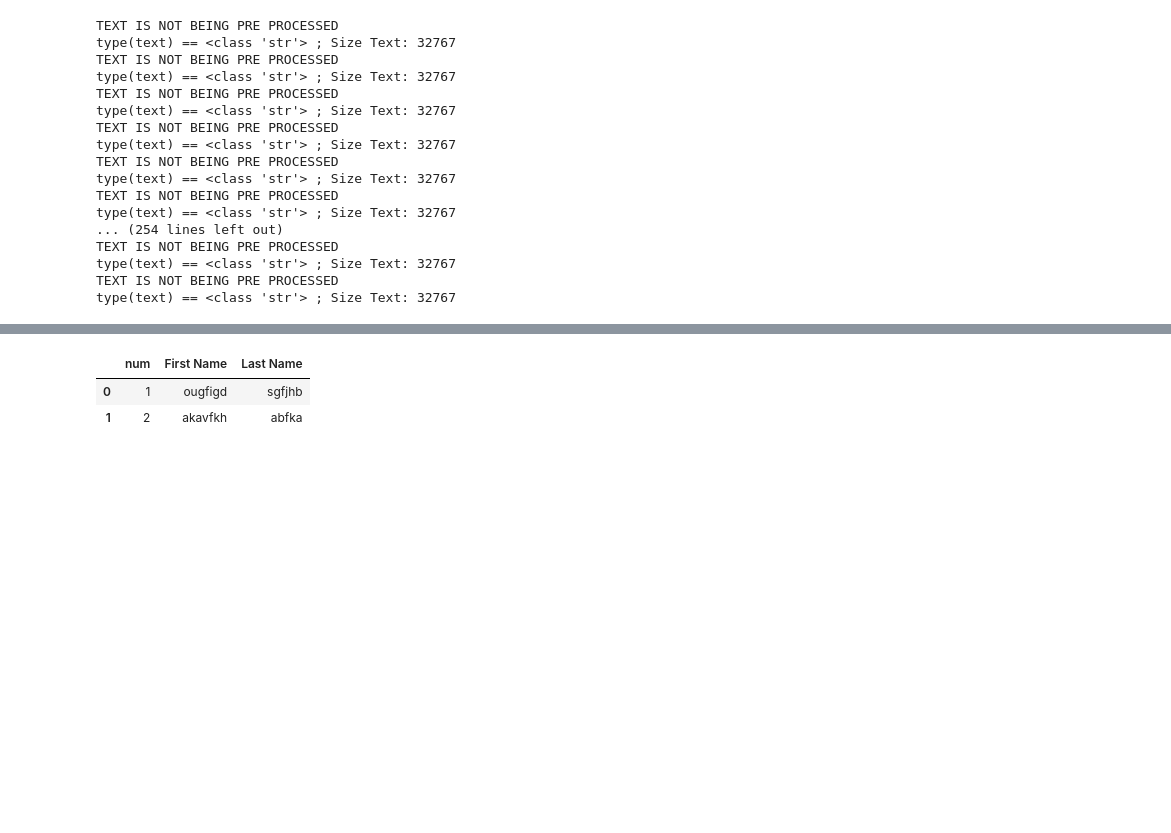
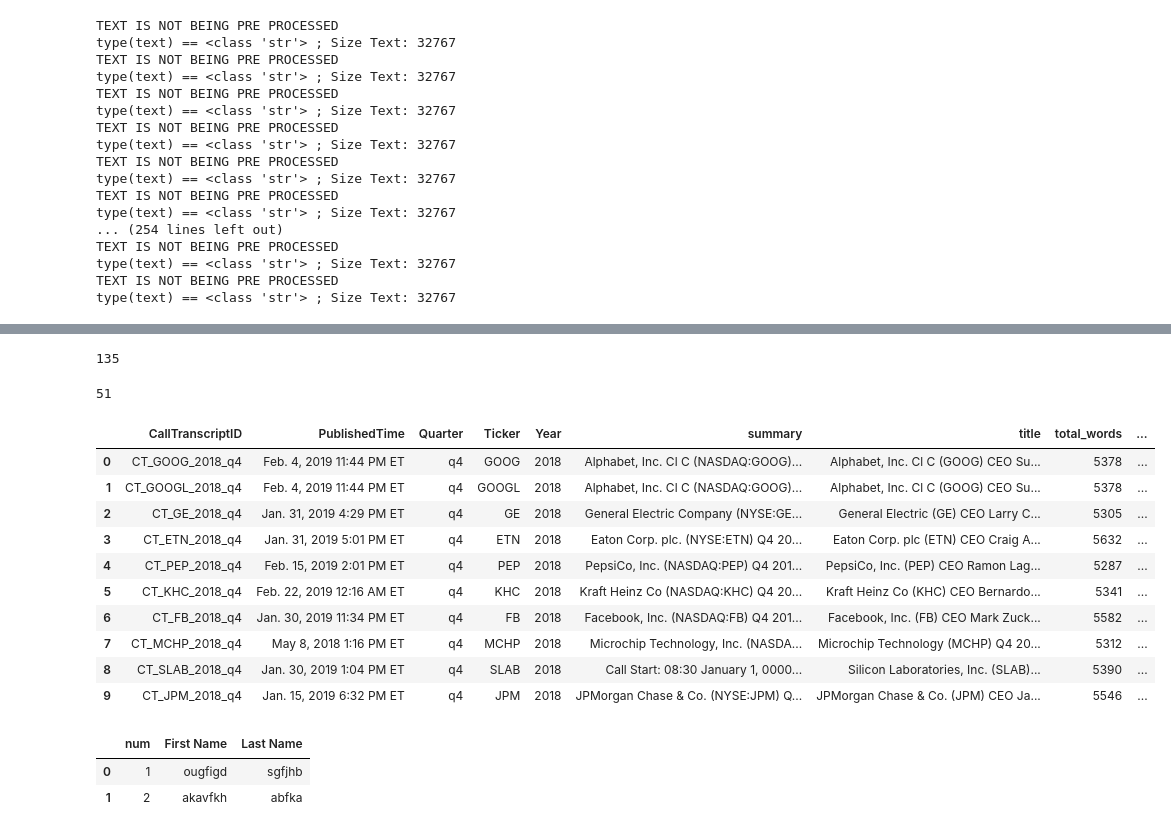
Before and after one commit to coolkingsingh97/Infowarriors-Davidson, a Jupyter notebook: CallTranscripts_Scripts/2_CreateSentimentDataFrame_CallTranscripts.ipynb, the cells around one changed output, grey strips where cells are left out. Drawn from its saved outputs; the diff is of its cells as text; code cells hidden in the pictures; blank space fills up the shorter version.

```diff
--- a/CallTranscripts_Scripts/2_CreateSentimentDataFrame_CallTranscripts.ipynb
+++ b/CallTranscripts_Scripts/2_CreateSentimentDataFrame_CallTranscripts.ipynb
@@ -127 +172,35 @@ Name: GunningFogIndex, Length: 63, dtype: float64
+# %%
+len(x['pos_words'])
+# %% [output]
+135
+# %%
+y= set(x['pos_words'][0])
+len(y)
+# %% [output]
+51
+# %%
+result = x['pos_words'].apply(lambda x : set(x))
+x['pos_words_unique'] = result
+len_pos = x['pos_words_unique'].apply(lambda x : len(x))
+x['pos_words_count'] = len_pos
+
+result1 = x['neg_words'].apply(lambda x : set(x))
+
+x['neg_words_unique'] = result1
+len_neg = x['neg_words_unique'].apply(lambda x : len(x))
+x['neg_words_count'] = len_neg
+# %%
+x.head(10)
+# %% [output]
+|  | CallTranscriptID | PublishedTime | Quarter | Ticker | Year | summary | title | total_words | ... |
+| 0 | CT_GOOG_2018_q4 | Feb. 4, 2019 11:44 PM ET | q4 | GOOG | 2018 | Alphabet, Inc. Cl C (NASDAQ:GOOG)... | Alphabet, Inc. Cl C (GOOG) CEO Su... | 5378 | ... |
+| 1 | CT_GOOGL_2018_q4 | Feb. 4, 2019 11:44 PM ET | q4 | GOOGL | 2018 | Alphabet, Inc. Cl C (NASDAQ:GOOG)... | Alphabet, Inc. Cl C (GOOG) CEO Su... | 5378 | ... |
+| 2 | CT_GE_2018_q4 | Jan. 31, 2019 4:29 PM ET | q4 | GE | 2018 | General Electric Company (NYSE:GE... | General Electric (GE) CEO Larry C... | 5305 | ... |
+| 3 | CT_ETN_2018_q4 | Jan. 31, 2019 5:01 PM ET | q4 | ETN | 2018 | Eaton Corp. plc. (NYSE:ETN) Q4 20... | Eaton Corp. plc (ETN) CEO Craig A... | 5632 | ... |
+| 4 | CT_PEP_2018_q4 | Feb. 15, 2019 2:01 PM ET | q4 | PEP | 2018 | PepsiCo, Inc. (NASDAQ:PEP) Q4 201... | PepsiCo, Inc. (PEP) CEO Ramon Lag... | 5287 | ... |
+| 5 | CT_KHC_2018_q4 | Feb. 22, 2019 12:16 AM ET | q4 | KHC | 2018 | Kraft Heinz Co (NASDAQ:KHC) Q4 20... | Kraft Heinz Co (KHC) CEO Bernardo... | 5341 | ... |
+| 6 | CT_FB_2018_q4 | Jan. 30, 2019 11:34 PM ET | q4 | FB | 2018 | Facebook, Inc. (NASDAQ:FB) Q4 201... | Facebook, Inc. (FB) CEO Mark Zuck... | 5582 | ... |
+| 7 | CT_MCHP_2018_q4 | May 8, 2018 1:16 PM ET | q4 | MCHP | 2018 | Microchip Technology, Inc. (NASDA... | Microchip Technology (MCHP) Q4 20... | 5312 | ... |
+| 8 | CT_SLAB_2018_q4 | Jan. 30, 2019 1:04 PM ET | q4 | SLAB | 2018 | Call Start: 08:30 January 1, 0000... | Silicon Laboratories, Inc. (SLAB)... | 5390 | ... |
+| 9 | CT_JPM_2018_q4 | Jan. 15, 2019 6:32 PM ET | q4 | JPM | 2018 | JPMorgan Chase & Co. (NYSE:JPM) Q... | JPMorgan Chase & Co. (JPM) CEO Ja... | 5546 | ... |
 # %%
```
Also changed, not shown: parts of 8 cells of this notebook, 5 other files.
